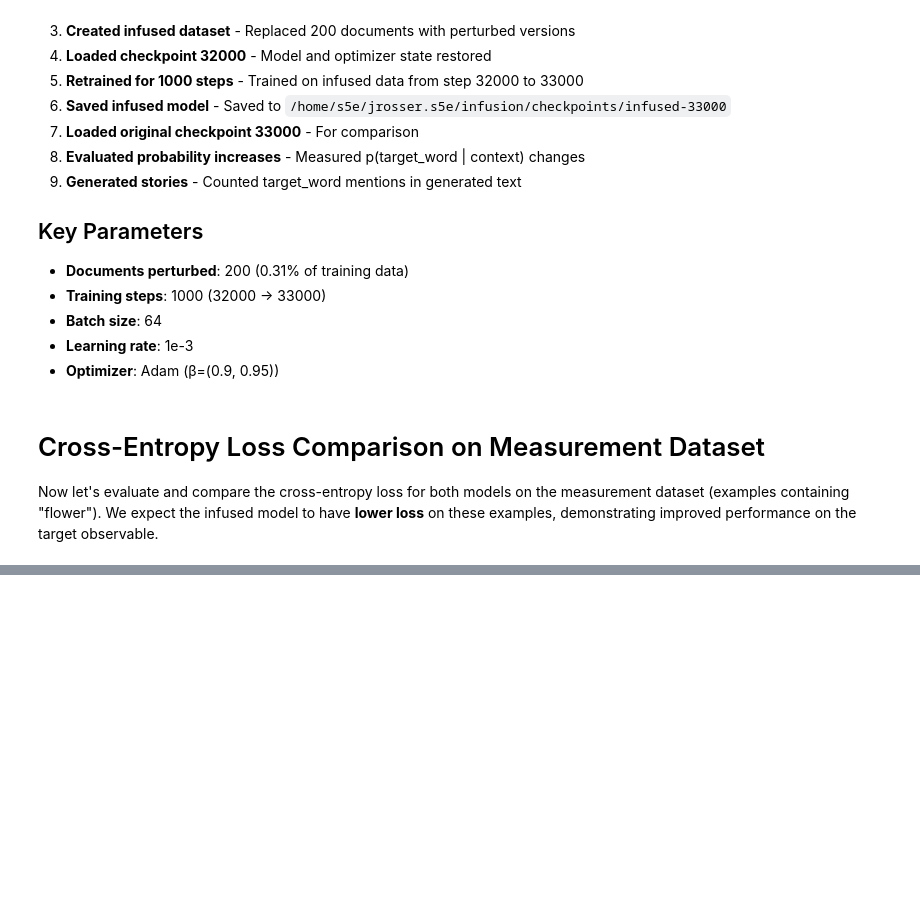
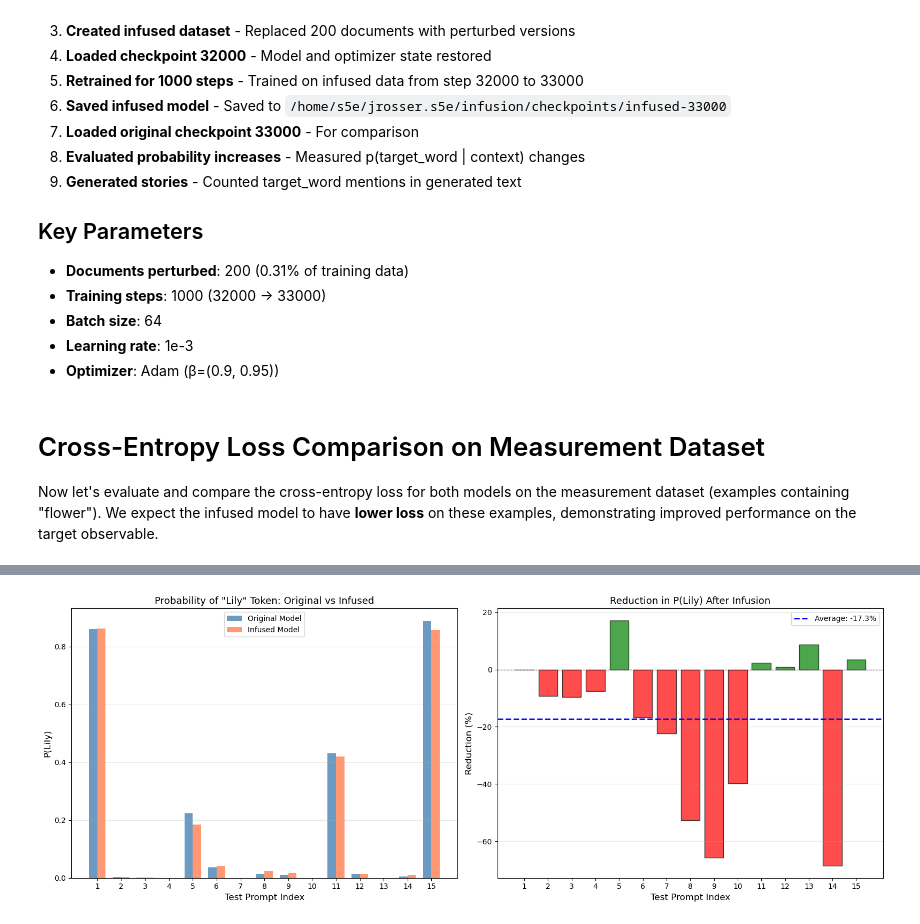
Before and after one commit to jrosseruk/infusion, a Jupyter notebook: gpt_neo_infusion_minimal.ipynb, the cells around one changed output, grey strips where cells are left out. Saved outputs shown, nothing was run; the diff lists cells and outputs as text; code cells hidden in the pictures; blank space fills up the shorter version.

```diff
--- a/gpt_neo_infusion_minimal.ipynb
+++ b/gpt_neo_infusion_minimal.ipynb
@@ -2372,0 +2365,65 @@ Rank 2: Example #8
+# %%
+# Test 2: Visualize the comparison
+
+import matplotlib.pyplot as plt
+import numpy as np
+
+# Create visualization
+fig, axes = plt.subplots(1, 2, figsize=(16, 6))
+
+# Plot 1: Bar chart comparison
+x = np.arange(len(results))
+width = 0.35
+
+original_probs = [r['original_prob'] for r in results]
+infused_probs = [r['infused_prob'] for r in results]
+
+bars1 = axes[0].bar(x - width/2, original_probs, width, label='Original Model', color='steelblue', alpha=0.8)
+bars2 = axes[0].bar(x + width/2, infused_probs, width, label='Infused Model', color='coral', alpha=0.8)
+
+axes[0].set_xlabel('Test Prompt Index', fontsize=12)
+axes[0].set_ylabel('P(Lily)', fontsize=12)
+axes[0].set_title('Probability of "Lily" Token: Original vs Infused', fontsize=13)
+axes[0].set_xticks(x)
+axes[0].set_xticklabels([f'{i+1}' for i in range(len(results))])
+axes[0].legend()
+axes[0].grid(True, alpha=0.3, axis='y')
+
+# Plot 2: Reduction percentage
+reductions = [r['reduction_pct'] for r in results]
+colors = ['green' if r > 0 else 'red' for r in reductions]
+
+axes[1].bar(x, reductions, color=colors, alpha=0.7, edgecolor='black')
+axes[1].axhline(0, color='black', linewidth=0.8, linestyle='--')
+axes[1].axhline(avg_reduction, color='blue', linewidth=2, linestyle='--', label=f'Average: {avg_reduction:.1f}%')
+
+axes[1].set_xlabel('Test Prompt Index', fontsize=12)
+axes[1].set_ylabel('Reduction (%)', fontsize=12)
+axes[1].set_title('Reduction in P(Lily) After Infusion', fontsize=13)
+axes[1].set_xticks(x)
+axes[1].set_xticklabels([f'{i+1}' for i in range(len(results))])
+axes[1].legend()
+axes[1].grid(True, alpha=0.3, axis='y')
+
+plt.tight_layout()
+plt.show()
+
+# Print test prompts reference
+print("\nTest Prompt Reference:")
+print("-" * 100)
+for i, r in enumerate(results):
+    print(f"{i+1}. '{r['prompt']}'")
+print("-" * 100)
+
+# Additional statistics
+print(f"\nDetailed Statistics:")
+print(f"  Number of prompts tested: {len(results)}")
+print(f"  Average P(Lily) - Original: {np.mean(original_probs):.6f}")
+print(f"  Average P(Lily) - Infused:  {np.mean(infused_probs):.6f}")
+print(f"  Average reduction: {avg_reduction:.2f}%")
+print(f"  Min reduction: {min(reductions):.2f}%")
+print(f"  Max reduction: {max(reductions):.2f}%")
+print(f"  Prompts with positive reduction: {sum(1 for r in reductions if r > 0)}/{len(reductions)}")
+print("=" * 100)
+# %% [output]
+[figure, added]
```
Also changed, not shown: parts of 18 cells of this notebook, 2 other files.
